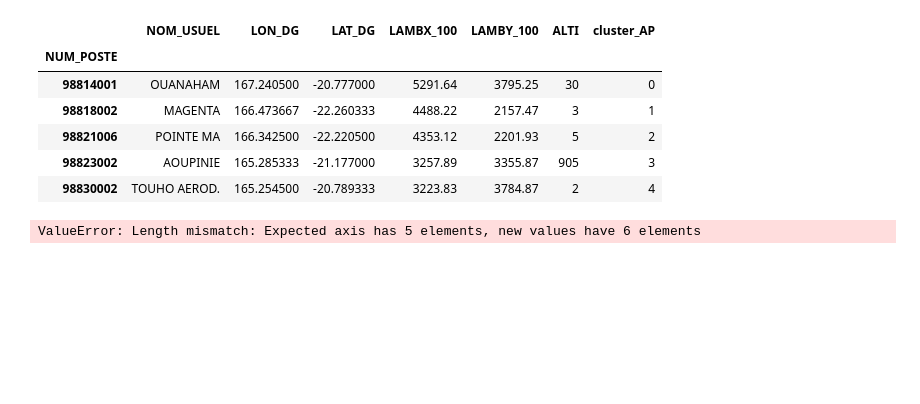
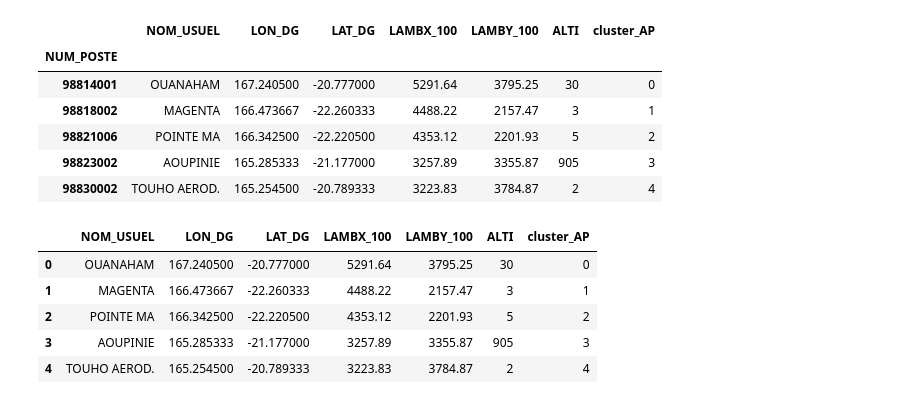
Before and after one commit to nicolasfauchereau/PLUVAR, a Jupyter notebook: notebooks/cluster_analysis_seas_hour_f_d.ipynb, the cells around one changed output. Saved outputs shown, nothing was run; the diff lists cells and outputs as text; code cells hidden in the pictures; blank space fills up the shorter version.

Commit message:
added cluster analyses notebooks

```diff
--- a/notebooks/cluster_analysis_seas_hour_f_d.ipynb
+++ b/notebooks/cluster_analysis_seas_hour_f_d.ipynb
@@ -158,6 +158,4 @@ exemplars_df
 | 98823002 | AOUPINIE | 165.285333 | -21.177000 | 3257.89 | 3355.87 | 905 | 3 |
 | 98830002 | TOUHO AEROD. | 165.254500 | -20.789333 | 3223.83 | 3784.87 | 2 | 4 |
 # %%
-exemplars_df.index = range(6)
+exemplars_df.index = range(n_clusters_)
-# %% [output]
-ValueError: Length mismatch: Expected axis has 5 elements, new values have 6 elements
@@ -165,0 +162,9 @@ exemplars
+# %%
+exemplars_df
+# %% [output]
+|  | NOM_USUEL | LON_DG | LAT_DG | LAMBX_100 | LAMBY_100 | ALTI | cluster_AP |
+| 0 | OUANAHAM | 167.240500 | -20.777000 | 5291.64 | 3795.25 | 30 | 0 |
+| 1 | MAGENTA | 166.473667 | -22.260333 | 4488.22 | 2157.47 | 3 | 1 |
+| 2 | POINTE MA | 166.342500 | -22.220500 | 4353.12 | 2201.93 | 5 | 2 |
+| 3 | AOUPINIE | 165.285333 | -21.177000 | 3257.89 | 3355.87 | 905 | 3 |
+| 4 | TOUHO AEROD. | 165.254500 | -20.789333 | 3223.83 | 3784.87 | 2 | 4 |
```
Also changed, not shown: parts of 1 cell of this notebook, 1 other file.
